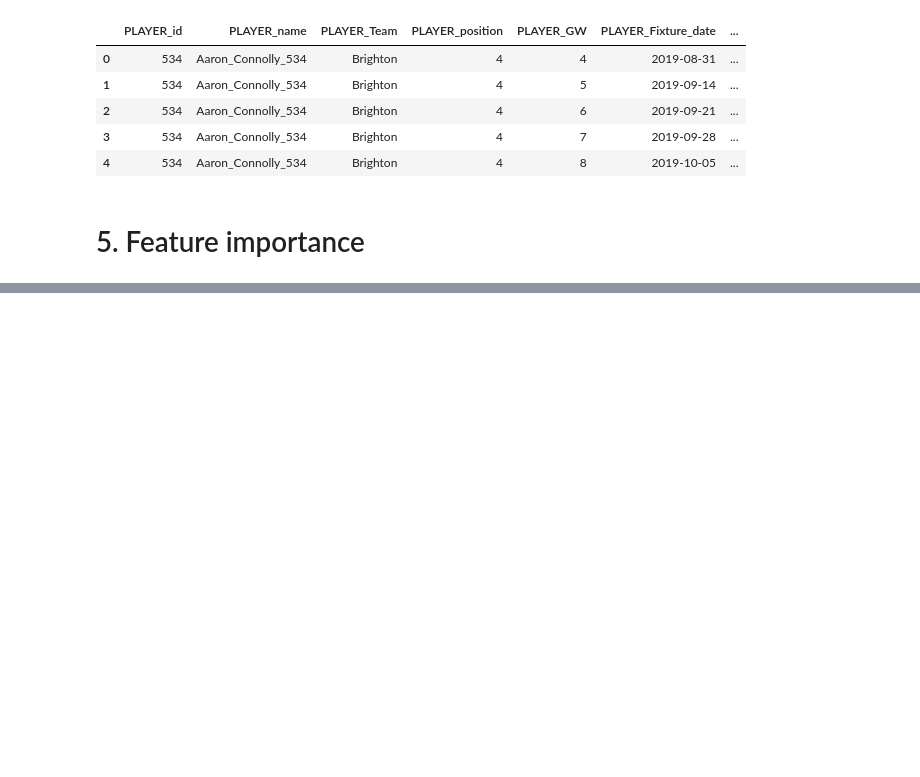
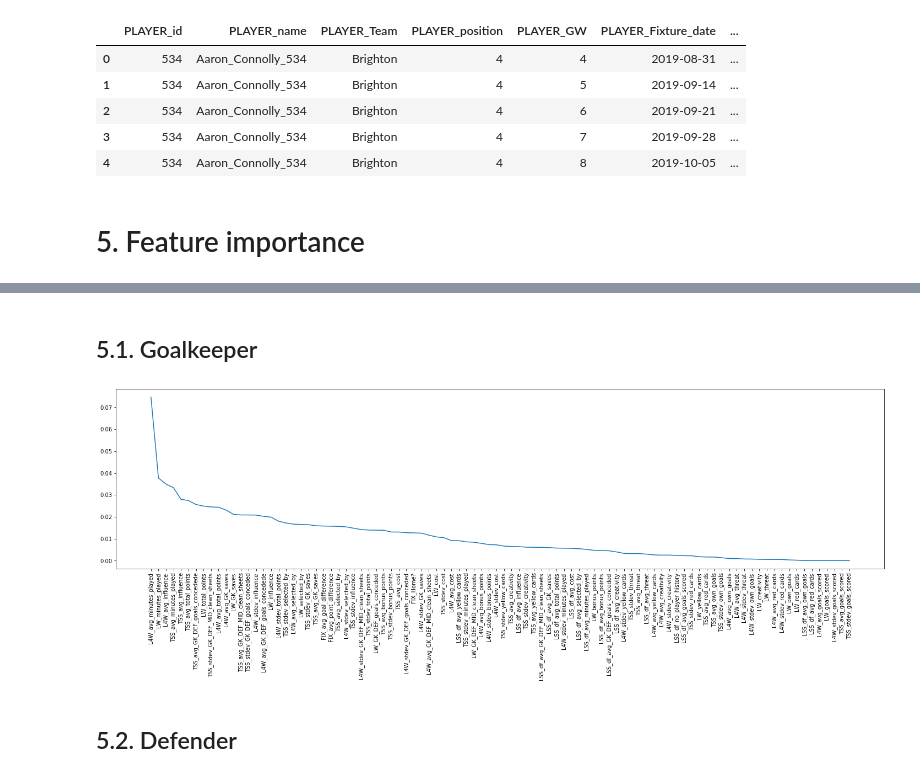
Before and after one commit to calumthompson/Cals-Fantasy-football, a Jupyter notebook: Feature selection.ipynb, the cells around one changed output, grey strips where cells are left out. Saved outputs shown, nothing was run; the diff lists cells and outputs as text; code cells hidden in the pictures; blank space fills up the shorter version.

Commit message:
Feature importance ranked

```diff
--- a/Feature selection.ipynb
+++ b/Feature selection.ipynb
@@ -675,0 +663,4 @@ dtype: int64
+# %%
+historic_df = pd.read_csv('datasets/historic_data.csv')
+historic_df = historic_df.dropna()
+historic_df.head()
@@ -675,0 +674,5 @@ dtype: int64
+# %%
+historic_df_KEEPER = historic_df.loc[historic_df['PLAYER_position'] == 1]
+historic_df_DEF = historic_df.loc[historic_df['PLAYER_position'] == 2]
+historic_df_MID = historic_df.loc[historic_df['PLAYER_position'] == 3]
+historic_df_FOR = historic_df.loc[historic_df['PLAYER_position'] == 4]
@@ -675,0 +688,20 @@ dtype: int64
+# %% [markdown]
+## 5.1. Goalkeeper
+# %%
+X = historic_df_KEEPER[[c for c in historic_df_KEEPER.columns if str.startswith(c, ('FIX','LW','L4W','TSS','LSS'))]]
+y = historic_df_KEEPER['TARGET_total_points']
+# %%
+model = ExtraTreesClassifier()
+model.fit(X,y)
+#plot graph of feature importances for better visualization
+
+feat_importances = pd.Series(model.feature_importances_, index=X.columns)
+
+plt.figure(figsize = [25,6])
+plt.plot(feat_importances.sort_values(ascending = False))
+plt.xticks(rotation=90)
+plt.show()
+# %% [output]
+[figure, added]
+# %% [markdown]
+## 5.2. Defender
```
Also changed, not shown: parts of 17 cells of this notebook, 3 other files.
